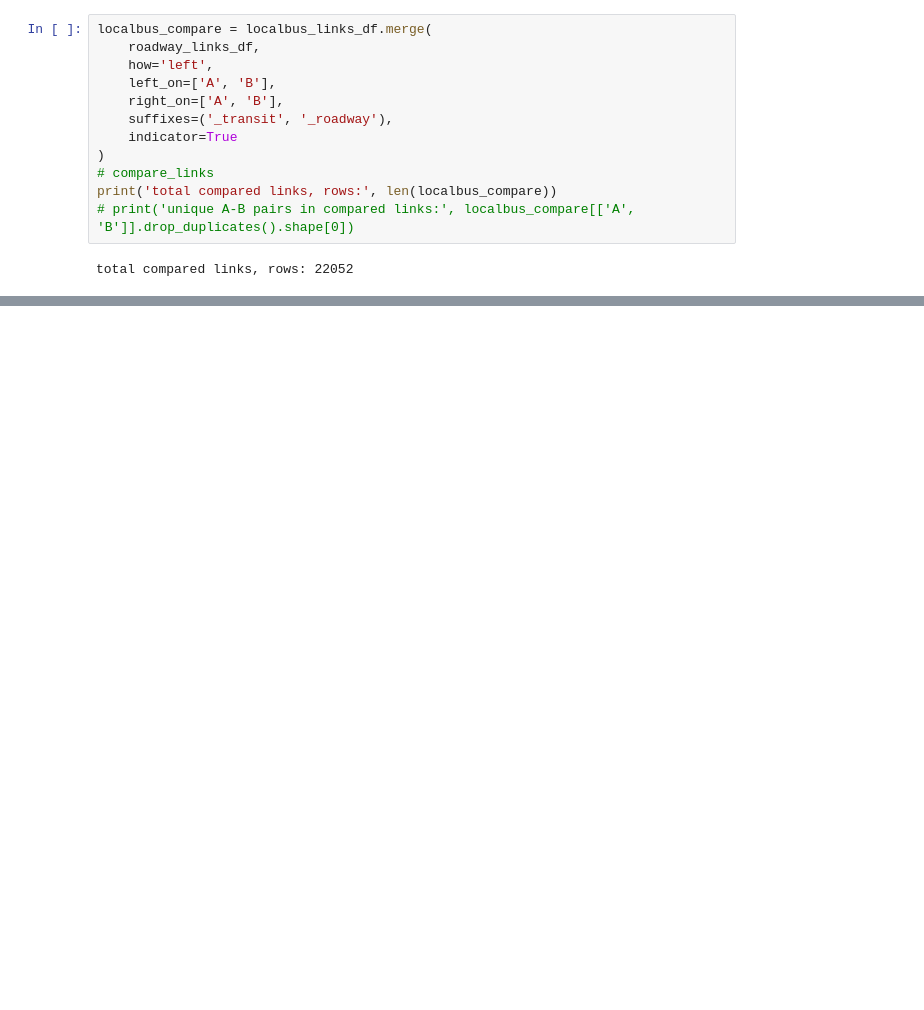
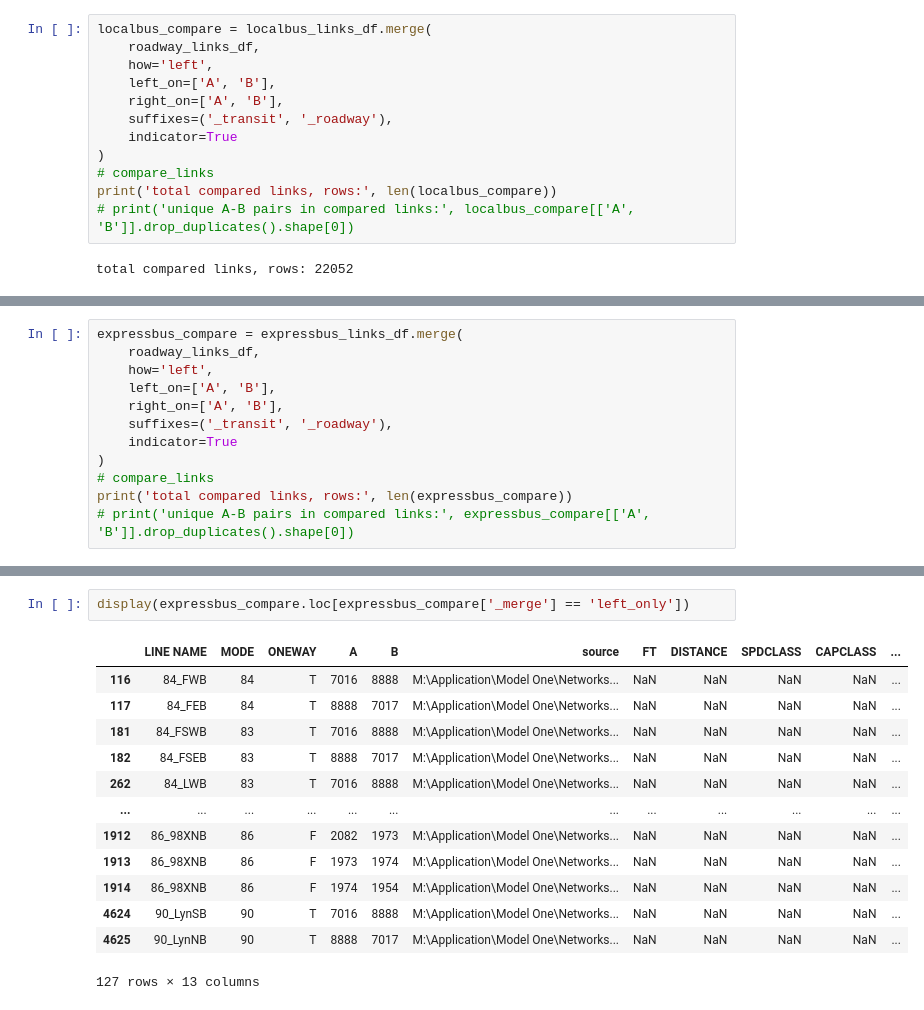
Before and after one commit to BayAreaMetro/TM1_Base_Network, a Jupyter notebook: utils/find_missing_links_for_transit.ipynb, the cells around one changed output, grey strips where cells are left out. Saved outputs shown, nothing was run; the diff lists cells and outputs as text; blank space fills up the shorter version.

```diff
--- a/utils/find_missing_links_for_transit.ipynb
+++ b/utils/find_missing_links_for_transit.ipynb
@@ -163,0 +142,12 @@ localbus_compare.loc[(localbus_compare['_merge'] == 'left_only') & (localbus_com
+# %%
+expressbus_compare = expressbus_links_df.merge(
+    roadway_links_df,
+    how='left',
+    left_on=['A', 'B'],
+    right_on=['A', 'B'],
+    suffixes=('_transit', '_roadway'),
+    indicator=True
+)
+# compare_links
+print('total compared links, rows:', len(expressbus_compare))
+# print('unique A-B pairs in compared links:', expressbus_compare[['A', 'B']].drop_duplicates().shape[0])
@@ -163,0 +178,16 @@ localbus_compare.loc[(localbus_compare['_merge'] == 'left_only') & (localbus_com
+# %%
+display(expressbus_compare.loc[expressbus_compare['_merge'] == 'left_only'])
+# %% [output]
+|  | LINE NAME | MODE | ONEWAY | A | B | source | FT | DISTANCE | SPDCLASS | CAPCLASS | ... |
+| 116 | 84_FWB | 84 | T | 7016 | 8888 | M:\Application\Model One\Networks... | NaN | NaN | NaN | NaN | ... |
+| 117 | 84_FEB | 84 | T | 8888 | 7017 | M:\Application\Model One\Networks... | NaN | NaN | NaN | NaN | ... |
+| 181 | 84_FSWB | 83 | T | 7016 | 8888 | M:\Application\Model One\Networks... | NaN | NaN | NaN | NaN | ... |
+| 182 | 84_FSEB | 83 | T | 8888 | 7017 | M:\Application\Model One\Networks... | NaN | NaN | NaN | NaN | ... |
+| 262 | 84_LWB | 83 | T | 7016 | 8888 | M:\Application\Model One\Networks... | NaN | NaN | NaN | NaN | ... |
+| ... | ... | ... | ... | ... | ... | ... | ... | ... | ... | ... | ... |
+| 1912 | 86_98XNB | 86 | F | 2082 | 1973 | M:\Application\Model One\Networks... | NaN | NaN | NaN | NaN | ... |
+| 1913 | 86_98XNB | 86 | F | 1973 | 1974 | M:\Application\Model One\Networks... | NaN | NaN | NaN | NaN | ... |
+| 1914 | 86_98XNB | 86 | F | 1974 | 1954 | M:\Application\Model One\Networks... | NaN | NaN | NaN | NaN | ... |
+| 4624 | 90_LynSB | 90 | T | 7016 | 8888 | M:\Application\Model One\Networks... | NaN | NaN | NaN | NaN | ... |
+| 4625 | 90_LynNB | 90 | T | 8888 | 7017 | M:\Application\Model One\Networks... | NaN | NaN | NaN | NaN | ... |
+127 rows × 13 columns
```
Also changed, not shown: parts of 20 cells of this notebook.
